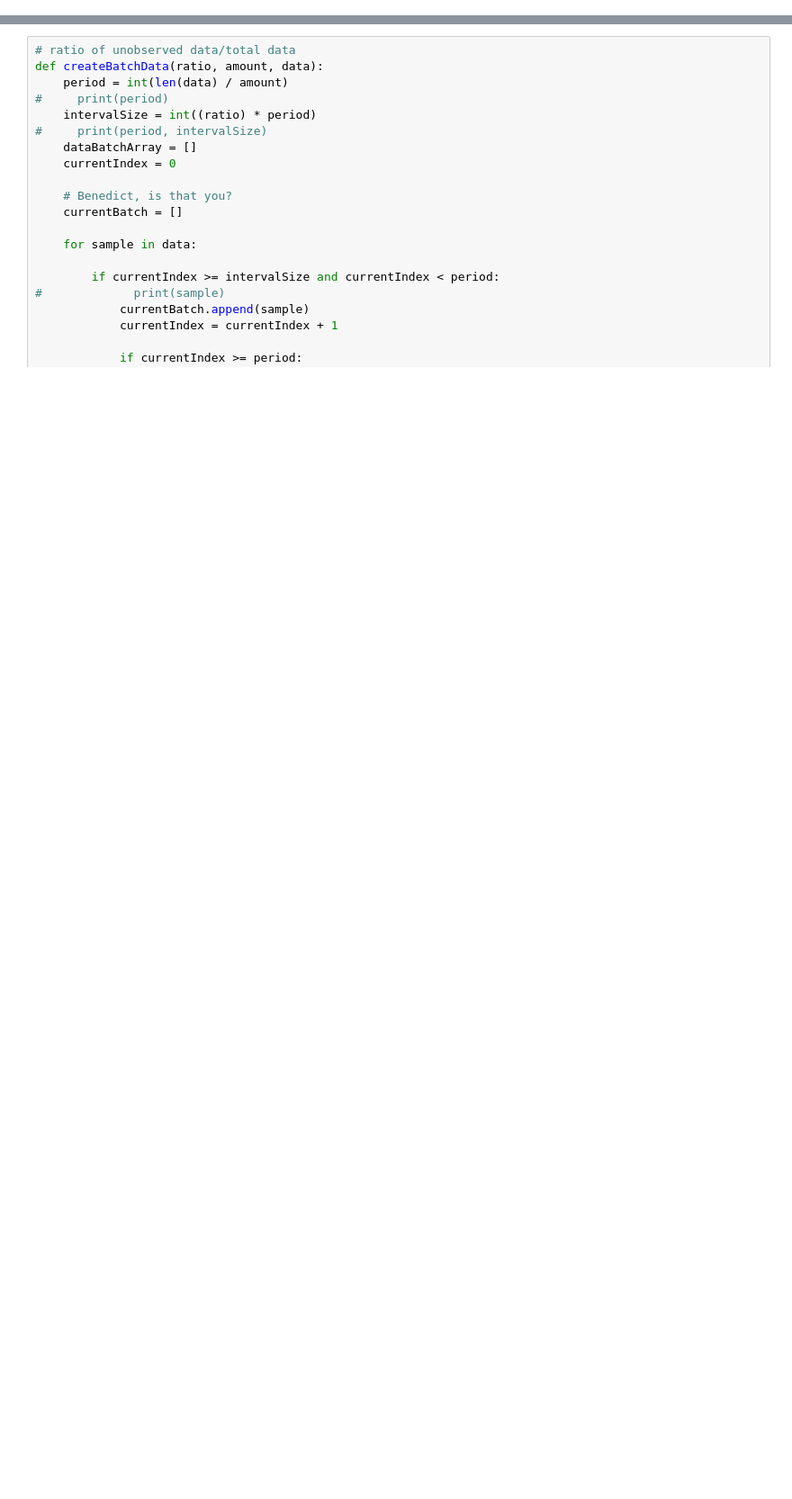
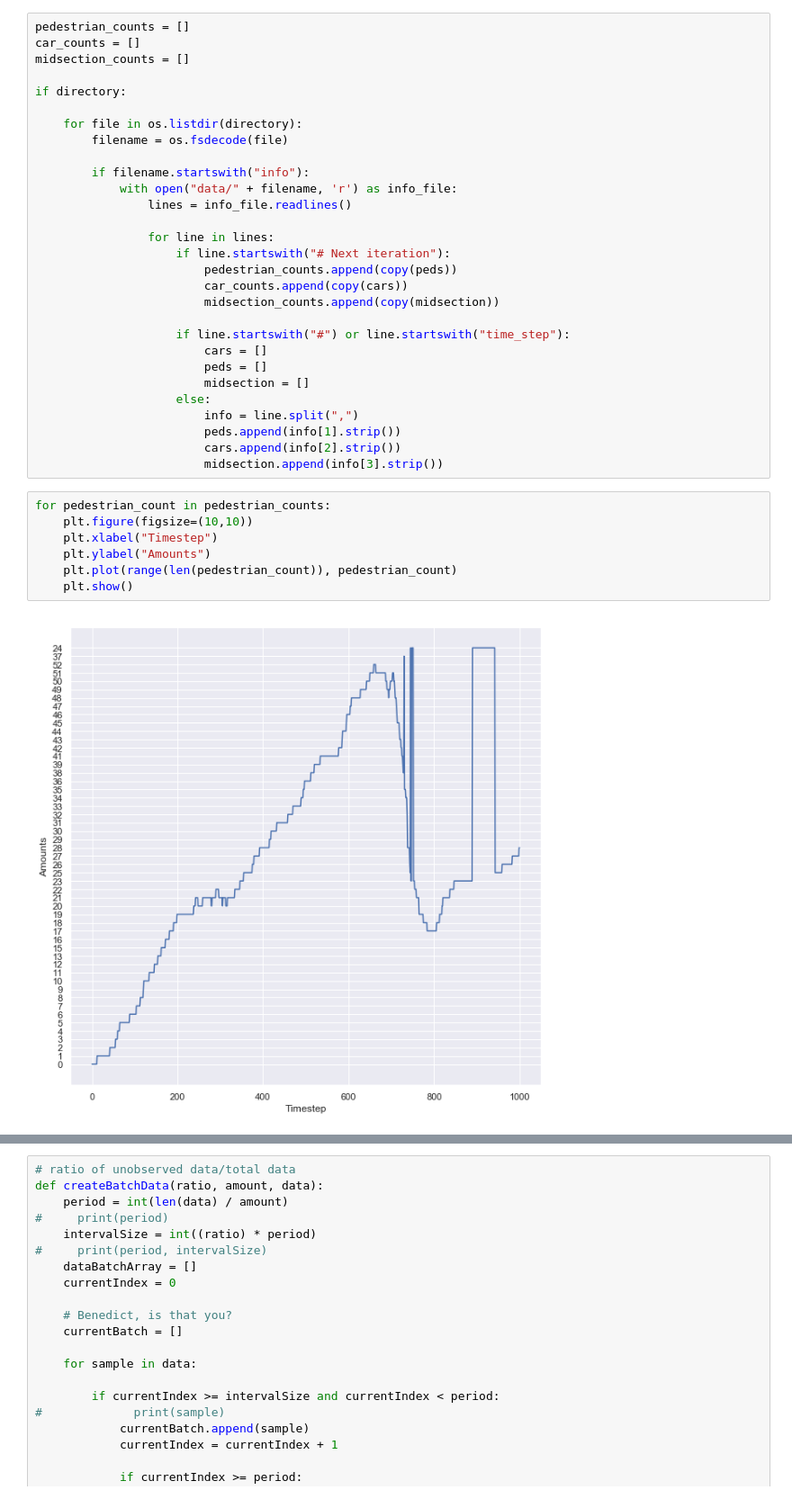
Before and after one commit to 11027649/ABM_project, a Jupyter notebook: dataAnalysis.ipynb, the cells around one changed output, grey strips where cells are left out. Shown at 90% size. Drawn from its saved outputs; the diff is of its cells as text; blank space fills up the shorter version.

Commit message:
Data stuff

```diff
--- a/dataAnalysis.ipynb
+++ b/dataAnalysis.ipynb
@@ -62,0 +58,38 @@ plt.show()
+# %%
+pedestrian_counts = []
+car_counts = []
+midsection_counts = []
+
+if directory:
+
+    for file in os.listdir(directory):
+        filename = os.fsdecode(file)
+
+        if filename.startswith("info"):
+            with open("data/" + filename, 'r') as info_file:
+                lines = info_file.readlines()
+
+                for line in lines:
+                    if line.startswith("# Next iteration"):
+                        pedestrian_counts.append(copy(peds))
+                        car_counts.append(copy(cars))
+                        midsection_counts.append(copy(midsection))
+
+                    if line.startswith("#") or line.startswith("time_step"):
+                        cars = []
+                        peds = []
+                        midsection = []
+                    else:
+                        info = line.split(",")
+                        peds.append(info[1].strip())
+                        cars.append(info[2].strip())
+                        midsection.append(info[3].strip())
+# %%
+for pedestrian_count in pedestrian_counts:
+    plt.figure(figsize=(10,10))
+    plt.xlabel("Timestep")
+    plt.ylabel("Amounts")
+    plt.plot(range(len(pedestrian_count)), pedestrian_count)
+    plt.show()
+# %% [output]
+[figure, added]
```
Also changed, not shown: parts of 8 cells of this notebook, 3 other files.
